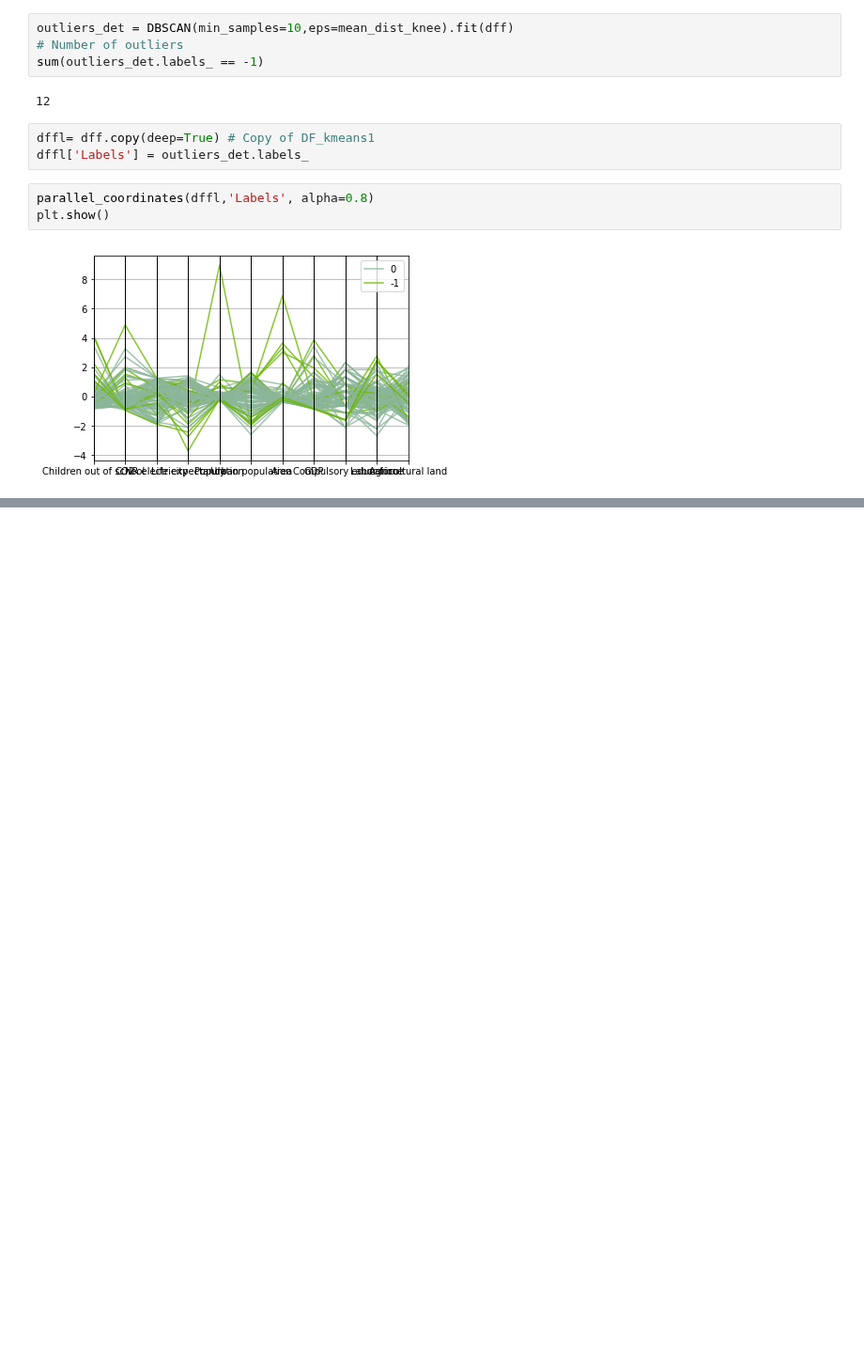
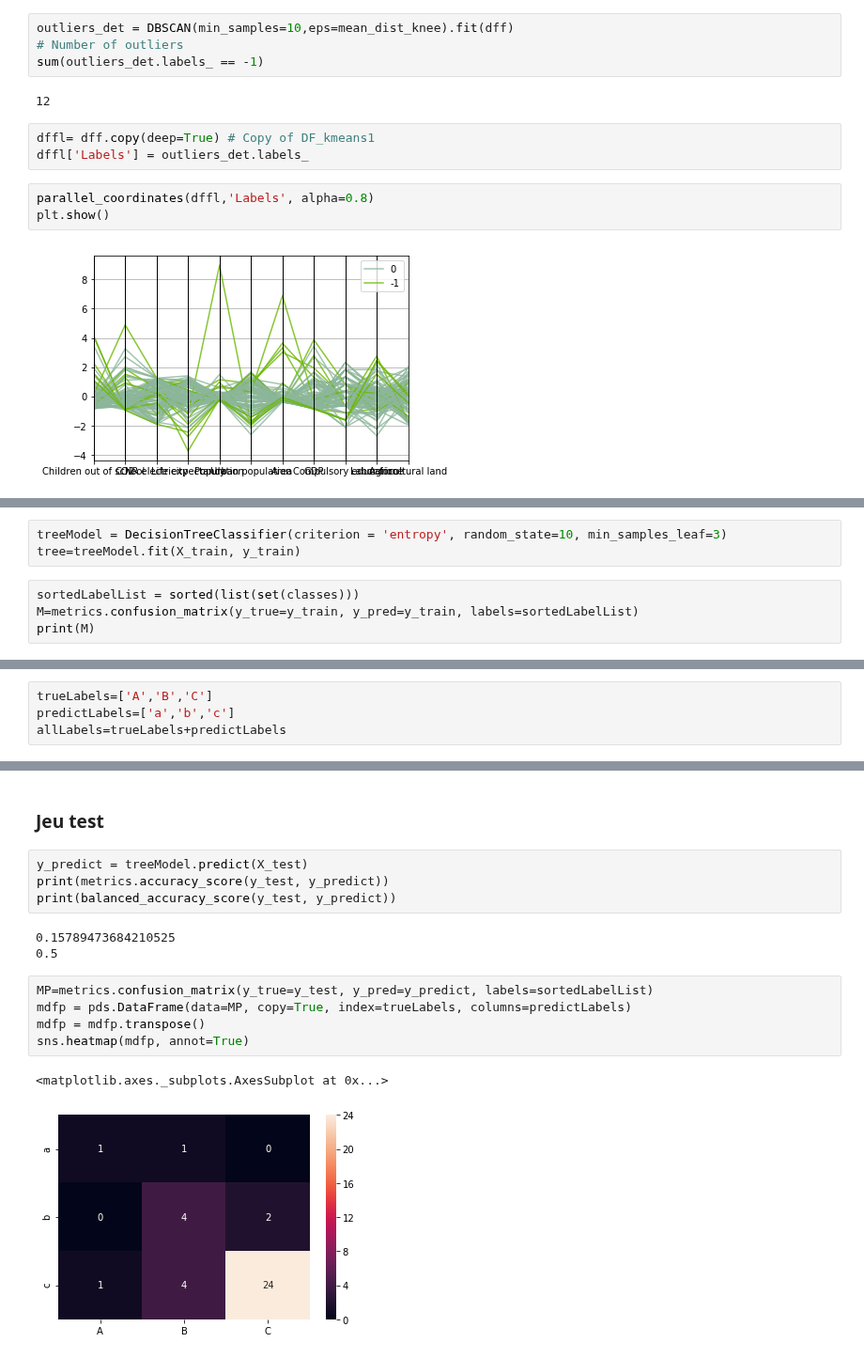
Before and after one commit to LisaNicvert/IA_project, a Jupyter notebook: IA_classif_complex.ipynb, the cells around one changed output, grey strips where cells are left out. Shown at 94% size. Cells and saved outputs as stored; diff of their text form; blank space fills up the shorter version.

Commit message:
Finished classif (redaction to improve => tomorrow :)

```diff
--- a/IA_classif_complex.ipynb
+++ b/IA_classif_complex.ipynb
@@ -172,0 +248,7 @@ print(dffc[dffc['Labels'] == -1])
+# %%
+treeModel = DecisionTreeClassifier(criterion = 'entropy', random_state=10, min_samples_leaf=3)
+tree=treeModel.fit(X_train, y_train)
+# %%
+sortedLabelList = sorted(list(set(classes)))
+M=metrics.confusion_matrix(y_true=y_train, y_pred=y_train, labels=sortedLabelList)
+print(M)
@@ -172,0 +259,4 @@ print(dffc[dffc['Labels'] == -1])
+# %%
+trueLabels=['A','B','C']
+predictLabels=['a','b','c']
+allLabels=trueLabels+predictLabels
@@ -172,0 +273,17 @@ print(dffc[dffc['Labels'] == -1])
+# %% [markdown]
+### Jeu test
+# %%
+y_predict = treeModel.predict(X_test)
+print(metrics.accuracy_score(y_test, y_predict))
+print(balanced_accuracy_score(y_test, y_predict))
+# %% [output]
+0.15789473684210525
+0.5
+# %%
+MP=metrics.confusion_matrix(y_true=y_test, y_pred=y_predict, labels=sortedLabelList)
+mdfp = pds.DataFrame(data=MP, copy=True, index=trueLabels, columns=predictLabels)
+mdfp = mdfp.transpose()
+sns.heatmap(mdfp, annot=True)
+# %% [output]
+<matplotlib.axes._subplots.AxesSubplot at 0x...>
+[figure, added]
```
Also changed, not shown: parts of 36 cells of this notebook.
